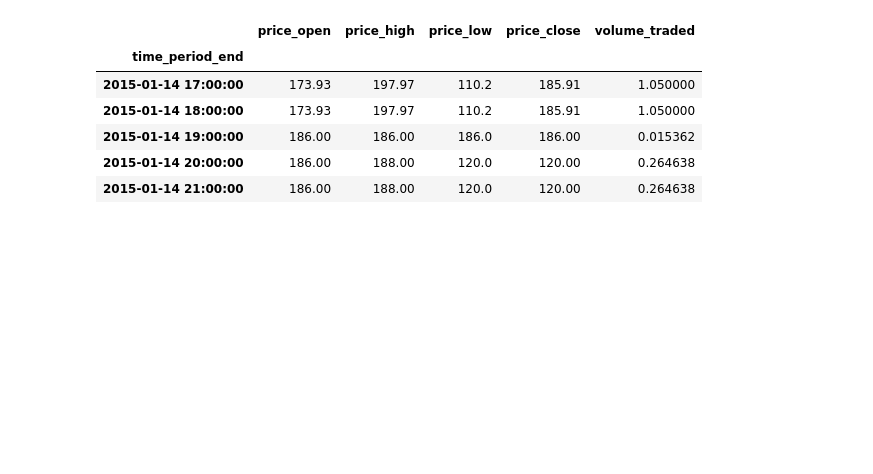
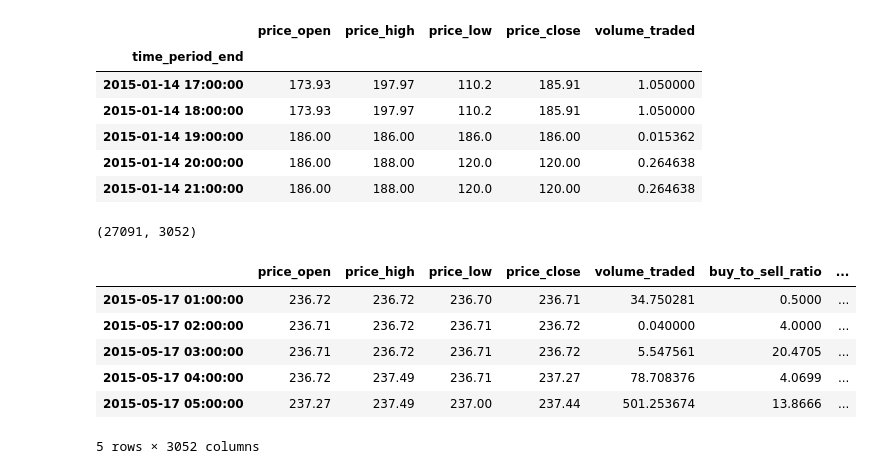
Before and after one commit to Algo-Trading-Project/trading-bot, a Jupyter notebook: notebooks/ml_pipeline.ipynb, the cells around one changed output. Cells and saved outputs as stored; diff of their text form; code cells hidden in the pictures; blank space fills up the shorter version.

```diff
--- a/notebooks/ml_pipeline.ipynb
+++ b/notebooks/ml_pipeline.ipynb
@@ -102,6 +102,18 @@ y = y[y.index.isin(X.index)]
 
 # Split data into train and test sets
 X_train, X_test, y_train, y_test = train_test_split(X, y, shuffle = False, test_size = 0.2)
+# %%
+print(X_train.shape)
+X_train.head()
+# %% [output]
+(27091, 3052)
+|  | price_open | price_high | price_low | price_close | volume_traded | buy_to_sell_ratio | ... |
+| 2015-05-17 01:00:00 | 236.72 | 236.72 | 236.70 | 236.71 | 34.750281 | 0.5000 | ... |
+| 2015-05-17 02:00:00 | 236.71 | 236.72 | 236.71 | 236.72 | 0.040000 | 4.0000 | ... |
+| 2015-05-17 03:00:00 | 236.71 | 236.72 | 236.71 | 236.72 | 5.547561 | 20.4705 | ... |
+| 2015-05-17 04:00:00 | 236.72 | 237.49 | 236.71 | 237.27 | 78.708376 | 4.0699 | ... |
+| 2015-05-17 05:00:00 | 237.27 | 237.49 | 237.00 | 237.44 | 501.253674 | 13.8666 | ... |
+5 rows × 3052 columns
 # %%
 # Date range of train and test sets
 train_start_date = X_train.index[0]
```
Also changed, not shown: parts of 6 cells of this notebook, 2 other files.
